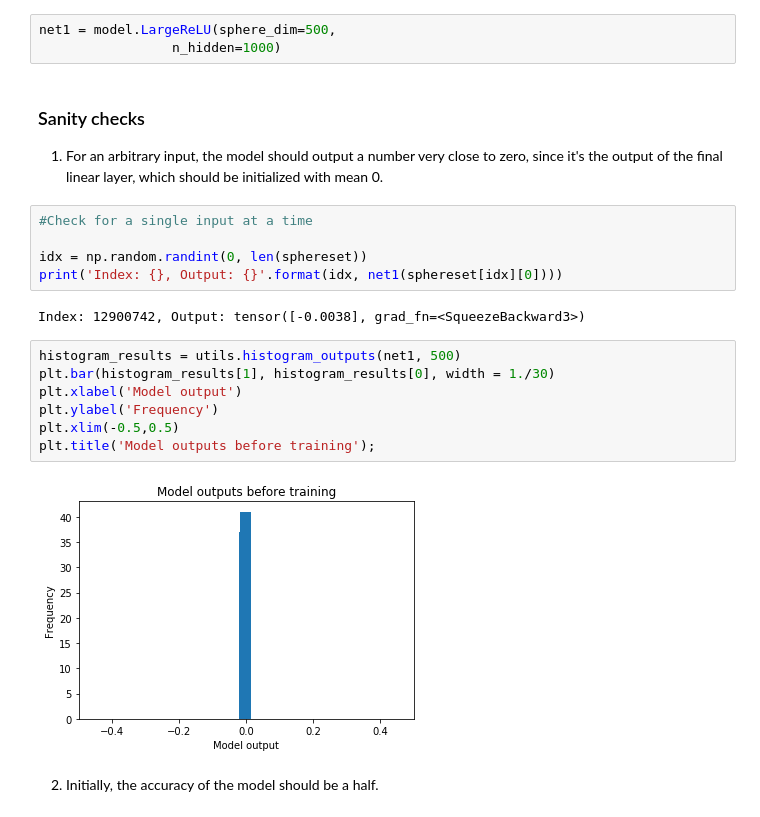
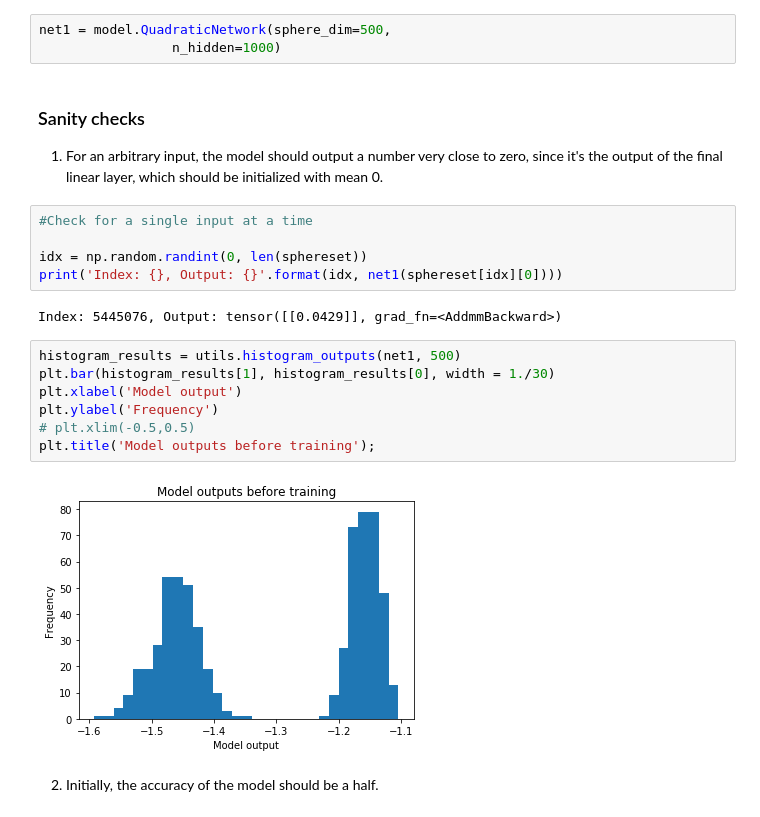
Before and after one commit to ramasesh/pytorch-advspheres, a Jupyter notebook: AdversarialSpheres.ipynb, the cells around one changed output. Cells and saved outputs as stored; diff of their text form.

Commit message:
quadratic network working

```diff
--- a/AdversarialSpheres.ipynb
+++ b/AdversarialSpheres.ipynb
@@ -17,7 +17,7 @@ import time
 # %%
 sphereset = dataset.sphere_dataset()
 # %%
-net1 = model.LargeReLU(sphere_dim=500,
+net1 = model.QuadraticNetwork(sphere_dim=500,
                  n_hidden=1000)
 # %% [markdown]
 ### Sanity checks
@@ -29,16 +29,16 @@ net1 = model.LargeReLU(sphere_dim=500,
 idx = np.random.randint(0, len(sphereset))
 print('Index: {}, Output: {}'.format(idx, net1(sphereset[idx][0])))
 # %% [output]
-Index: 12900742, Output: tensor([-0.0038], grad_fn=<SqueezeBackward3>)
+Index: 5445076, Output: tensor([[0.0429]], grad_fn=<AddmmBackward>)
 # %%
 histogram_results = utils.histogram_outputs(net1, 500)
 plt.bar(histogram_results[1], histogram_results[0], width = 1./30)
 plt.xlabel('Model output')
 plt.ylabel('Frequency')
-plt.xlim(-0.5,0.5)
+# plt.xlim(-0.5,0.5)
 plt.title('Model outputs before training');
 # %% [output]
-[figure, old version]
+[figure, new version]
 # %% [markdown]
 2. Initially, the accuracy of the model should be a half.
 # %%
```
Also changed, not shown: parts of 6 cells of this notebook, 1 other file.
